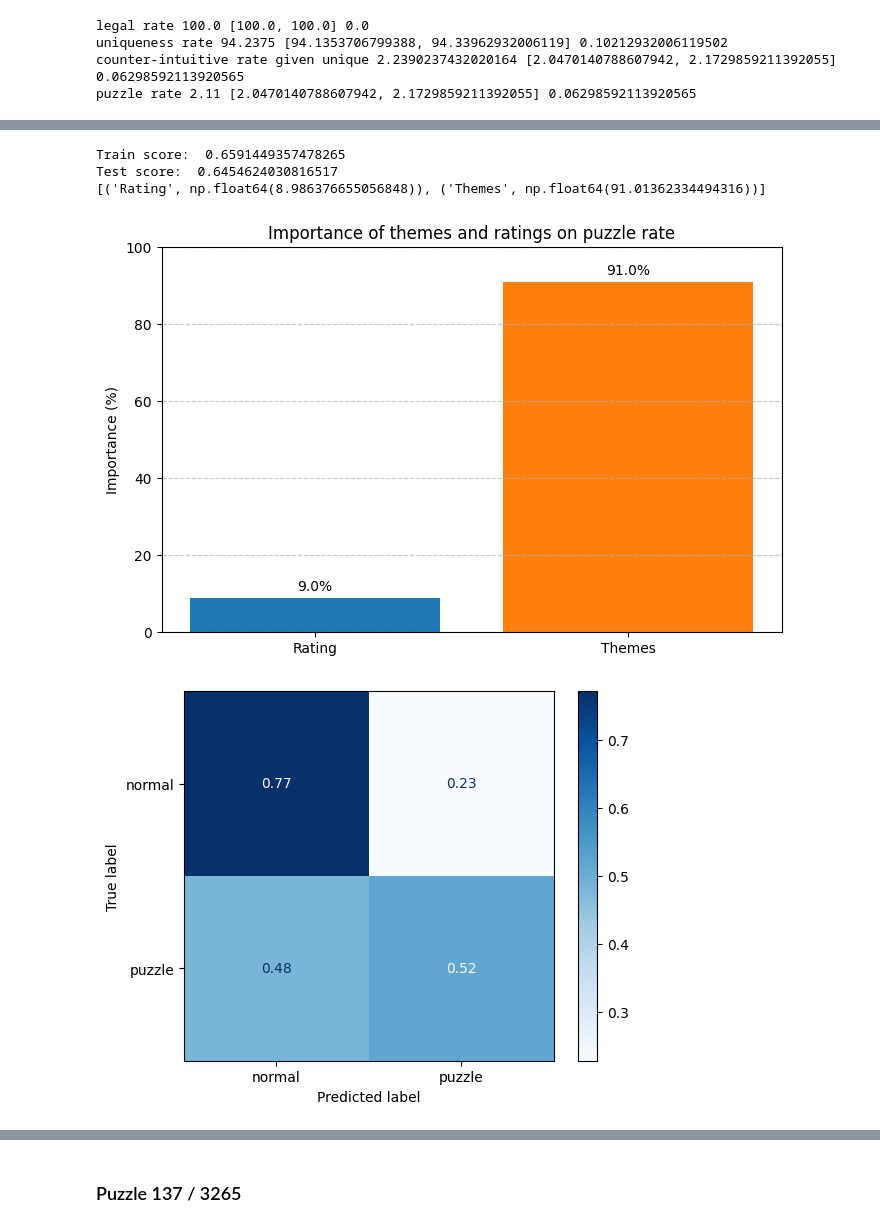
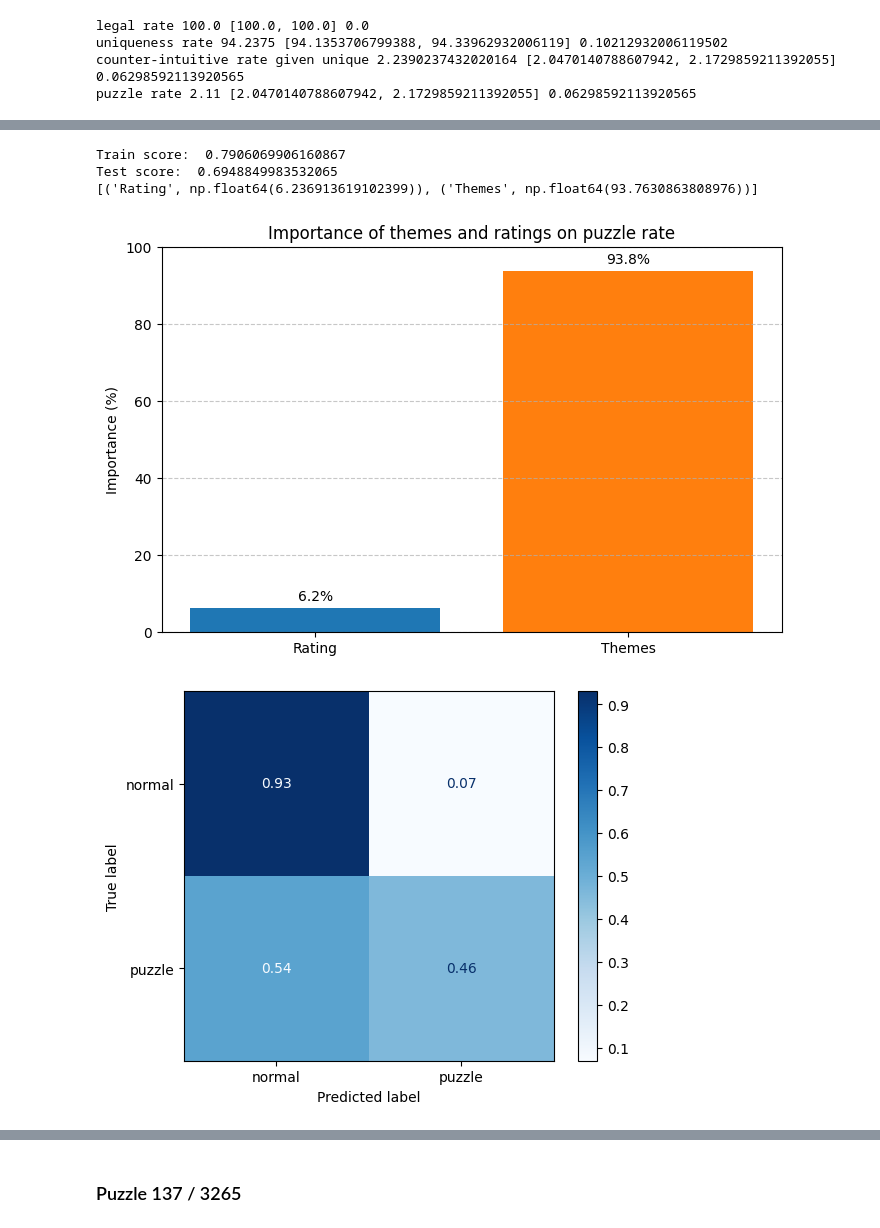
Before and after one commit to naapeli/Chess-Puzzle-Generation, a Jupyter notebook: src/temp.ipynb, the cells around one changed output, grey strips where cells are left out. Saved outputs shown, nothing was run; the diff lists cells and outputs as text; code cells hidden in the pictures.

Commit message:
New plots and metric computations

```diff
--- a/src/temp.ipynb
+++ b/src/temp.ipynb
@@ -69,7 +69,9 @@ counter-intuitive rate given unique 2.2559575558973677 [2.0655973674848975, 2.19
 puzzle rate 2.130526315789474 [2.0655973674848975, 2.1954552640940497] 0.06492894830457607
 # %%
 # df = pd.read_csv(Path("./Generate_positions/final_model/supervised/generated_positions/random_ratings.csv")).sample(n=200_000)
-df = pd.read_csv(Path("./Generate_positions/final_model/rl/full_diversity11_3500/test_context_no_move_lastv2.csv")).sample(n=200_000)
+# df = pd.read_csv(Path("./Generate_positions/final_model/rl/full_diversity11_3500/test_context_no_move_lastv2.csv")).sample(n=200_000)
+# df = pd.read_csv(Path("./Generate_positions/arxiv_true/test_move.csv"))
+df = pd.read_csv(Path("./Generate_positions/arxiv_true/run22/model_0020000.csv"))
 
 mlb = MultiLabelBinarizer()
 themes_encoded = mlb.fit_transform(df["target_themes"].str.replace("'", "").str.replace("(", "").str.replace(")", "").str.split(", "))
@@ -78,18 +80,19 @@ theme_cols = mlb.classes_
 df_themes = pd.DataFrame(themes_encoded, columns=theme_cols, index=df.index)
 
 try:
-    df_processed = pd.concat([df[["is_legal", "target_rating", 'is_puzzle', 'counter_intuitive_value', "counter_intuitive"]], df_themes], axis=1)
-    df_processed["score"] = df_processed["is_legal"] * df_processed["is_puzzle"].fillna(0) * df_processed["counter_intuitive"].fillna(0)
+    df_processed = pd.concat([df[["is_legal", "target_rating", 'is_puzzle', 'counter_intuitive_value', "counter_intuitive", "themes_match"]], df_themes], axis=1)
+    # df_processed["score"] = df_processed["is_legal"] * df_processed["is_puzzle"].fillna(0) * df_processed["counter_intuitive"].fillna(0)
+    df_processed["score"] = df_processed["is_legal"] * df_processed["is_puzzle"].fillna(0) * df_processed["counter_intuitive"].fillna(0) * df_processed["themes_match"].fillna(0)
 except:
-    df_processed = pd.concat([df[["is_legal", "target_rating", 'is_puzzle_true', "counter_intuitive_true"]], df_themes], axis=1)
-    df_processed["score"] = df_processed["is_legal"] * df_processed["is_puzzle_true"].fillna(0) * df_processed["counter_intuitive_true"].fillna(0)
+    df_processed = pd.concat([df[["is_legal", "target_rating", 'is_puzzle_true', "counter_intuitive_true", "themes_match"]], df_themes], axis=1)
+    df_processed["score"] = df_processed["is_legal"] * df_processed["is_puzzle_true"].fillna(0) * df_processed["counter_intuitive_true"].fillna(0) * df_processed["themes_match"].fillna(0)
 
 y = df_processed['score'].astype(np.int8)
 X = df_processed[['target_rating'] + list(theme_cols)].astype(np.float32)
 
 X_train, X_test, y_train, y_test = train_test_split(X, y, test_size=0.2)
 
-model = RandomForestClassifier(  # RandomizedSearchCV  - {'min_samples_split': 2, 'min_samples_leaf': 1, 'max_depth': 4}
+model = RandomForestClassifier(
     n_estimators=100,
     max_depth=4,
     min_samples_split=2,
@@ -106,35 +109,37 @@ importances = pd.DataFrame({
     'Importance': model.feature_importances_
 })
 rating, themes = 100 * importances[importances["Feature"] == "target_rating"]["Importance"].sum(), 100 * importances[importances["Feature"] != "target_rating"]["Importance"].sum()
 
 percentages = [rating, themes]
 labels = ['Rating', 'Themes']
 colors = ['#1f77b4', '#ff7f0e']
 print(list(zip(labels, percentages)))
 
 plt.figure(figsize=(8, 5))
 bars = plt.bar(labels, percentages, color=colors)
 plt.title(f'Importance of themes and ratings on puzzle rate')
 plt.ylabel('Importance (%)')
 plt.ylim(0, 100)
 plt.bar_label(bars, fmt='%.1f%%', padding=3)
 plt.grid(axis='y', linestyle='--', alpha=0.7)
 
 # plt.savefig("../Thesis/sections/figures/other/rating_theme_importance_supervised.pdf")
 # plt.savefig("../Thesis/sections/figures/other/rating_theme_importance_rl.pdf")
+# plt.savefig("./Generate_positions/arxiv_true/images/rating_theme_importance_supervised.pdf")
+# plt.savefig("./Generate_positions/arxiv_true/images/rating_theme_importance_rl.pdf")
 plt.show()
 
 disp = ConfusionMatrixDisplay.from_predictions(
     y_test,
     model.predict(X_test),
     display_labels=['normal', 'puzzle'],
     cmap=plt.cm.Blues,
     normalize="true"  # "true" or None
 )
 plt.show()
 # %% [output]
-Train score:  0.6591449357478265
-Test score:  0.6454624030816517
-[('Rating', np.float64(8.986376655056848)), ('Themes', np.float64(91.01362334494316))]
+Train score:  0.7906069906160867
+Test score:  0.6948849983532065
+[('Rating', np.float64(6.236913619102399)), ('Themes', np.float64(93.7630863808976))]
-[figure, old version]
+[figure, new version]
-[figure, old version]
+[figure, new version]
```
Also changed, not shown: parts of 7 cells of this notebook, 1 other file.
